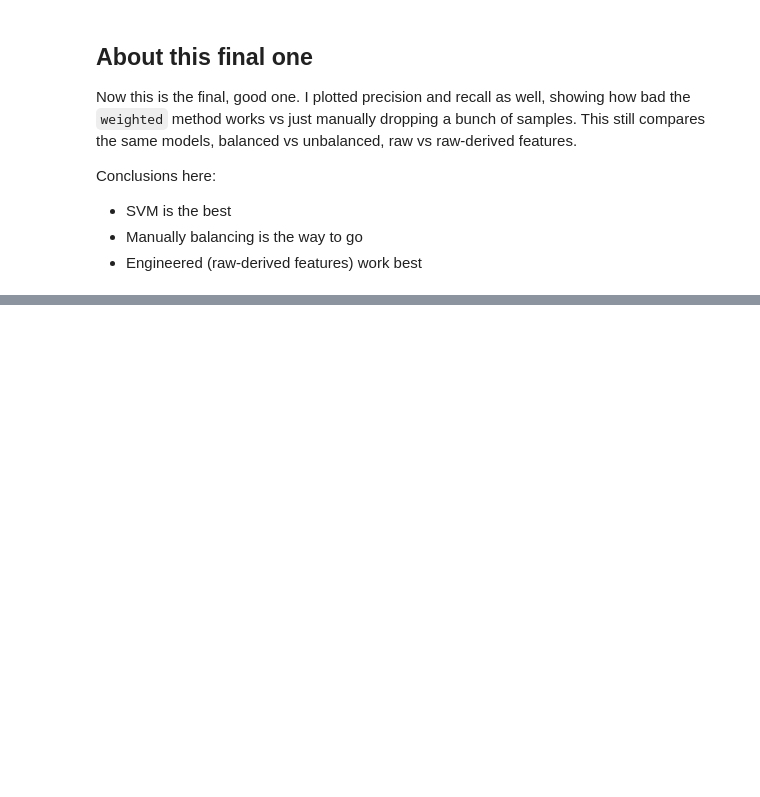
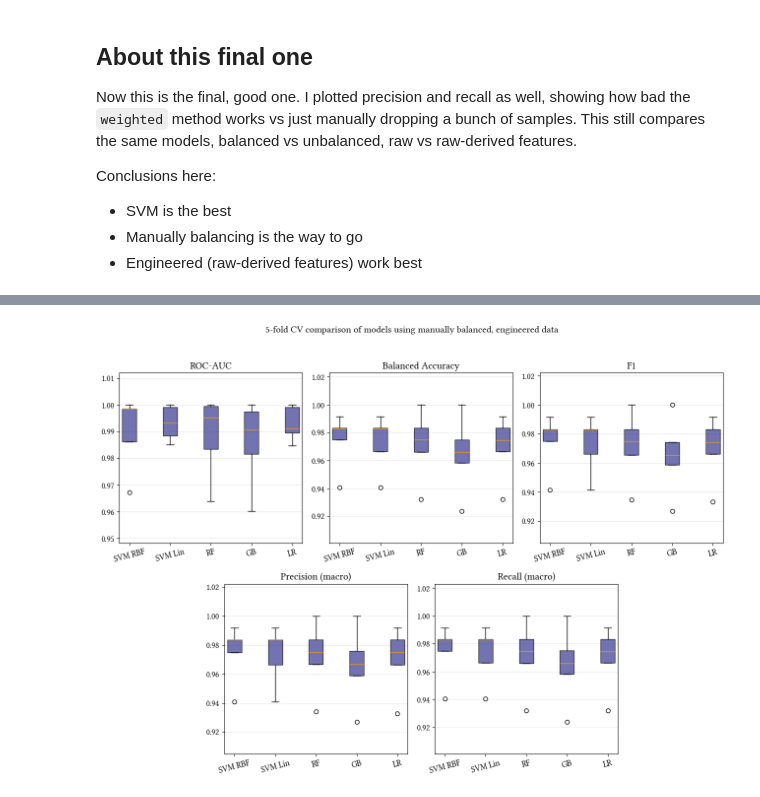
Before and after one commit to arnauKL/pd_datscan_cnn_thesis, a Jupyter notebook: cassic_ml/classic.ipynb, the cells around one changed output, grey strips where cells are left out. Saved outputs shown, nothing was run; the diff lists cells and outputs as text; code cells hidden in the pictures; blank space fills up the shorter version.

```diff
--- a/cassic_ml/classic.ipynb
+++ b/cassic_ml/classic.ipynb
@@ -793,0 +837,69 @@ Conclusions here:
+# %%
+import matplotlib.pyplot as plt
+import numpy as np
+
+# now plot leaving only the engineered and manually balanced
+datasets = {
+    "Engineered (balanced)": (X_eng_bal, y_bal),
+}
+
+all_results = {}
+for ds_name, (X_d, y_d) in datasets.items():
+    all_results[ds_name] = {}
+    for clf_name, clf in classifiers.items():
+        pipe = Pipeline([("scaler", StandardScaler()), ("clf", clf)])
+        scores = cross_validate(pipe, X_d, y_d, cv=cv, scoring=scoring, n_jobs=-1)
+        all_results[ds_name][clf_name] = scores
+
+# Plot
+metrics = {
+    "ROC-AUC":           "test_roc_auc",
+    "Balanced Accuracy": "test_balanced_accuracy",
+    "F1":                "test_f1",
+    "Precision (macro)": "test_precision_macro",
+    "Recall (macro)":    "test_recall_macro",
+}
+
+dataset_names  = list(all_results.keys())
+short_names    = ["SVM RBF", "SVM Lin", "RF", "GB", "LR"]
+dataset_colors = ["#444499", "#FFFFFF" ]
+
+fig = plt.figure(figsize=(13, 10))
+gs = fig.add_gridspec(2, 6)
+
+# 2. Manually define the axes positions to achieve the centered 3x2 effect
+axes = [
+    fig.add_subplot(gs[0, 0:2]), # Top Row: Left
+    fig.add_subplot(gs[0, 2:4]), # Top Row: Middle
+    fig.add_subplot(gs[0, 4:6]), # Top Row: Right
+    fig.add_subplot(gs[1, 1:3]), # Bottom Row: Left (Centered)
+    fig.add_subplot(gs[1, 3:5])  # Bottom Row: Right (Centered)
+]
+
+for ax, (metric_label, key) in zip(axes, metrics.items()):
+    all_vals = []
+    for i, ds_name in enumerate(dataset_names):
+        data = [all_results[ds_name][clf_name][key] for clf_name in classifiers]
+        positions = np.arange(len(classifiers)) * (len(dataset_names) + 1) + i
+        bp = ax.boxplot(data, positions=positions, widths=0.7, patch_artist=True, medianprops={"color": "#eea000"})
+        for patch in bp["boxes"]:
+            patch.set(facecolor=dataset_colors[i], alpha=0.75)
+        all_vals.extend([v for d in data for v in d])
+
+    margin = (max(all_vals) - min(all_vals)) * 0.3
+    ax.set_ylim(min(all_vals) - margin, max(all_vals) + margin)
+    group_centers = np.arange(len(classifiers)) * (len(dataset_names) + 1) + (len(dataset_names) - 1) / 2
+    ax.set_xticks(group_centers)
+    ax.set_xticklabels(short_names, rotation=15)
+    ax.set_title(metric_label)
+    ax.grid(axis="y", alpha=0.3)
+
+
+fig.suptitle("5-fold CV comparison of models using manually balanced, engineered data", fontsize=14, y=0.98)
+
+# 4. Use the 'rect' padding option so tight_layout doesn't overlap the legend or title
+plt.tight_layout(rect=[0, 0.05, 1, 0.96])
+plt.savefig("comparison_models_only.svg", format="svg", bbox_inches="tight")
+plt.show()
+# %% [output]
+[figure, added]
```
Also changed, not shown: parts of 6 cells of this notebook, 15 other files.
